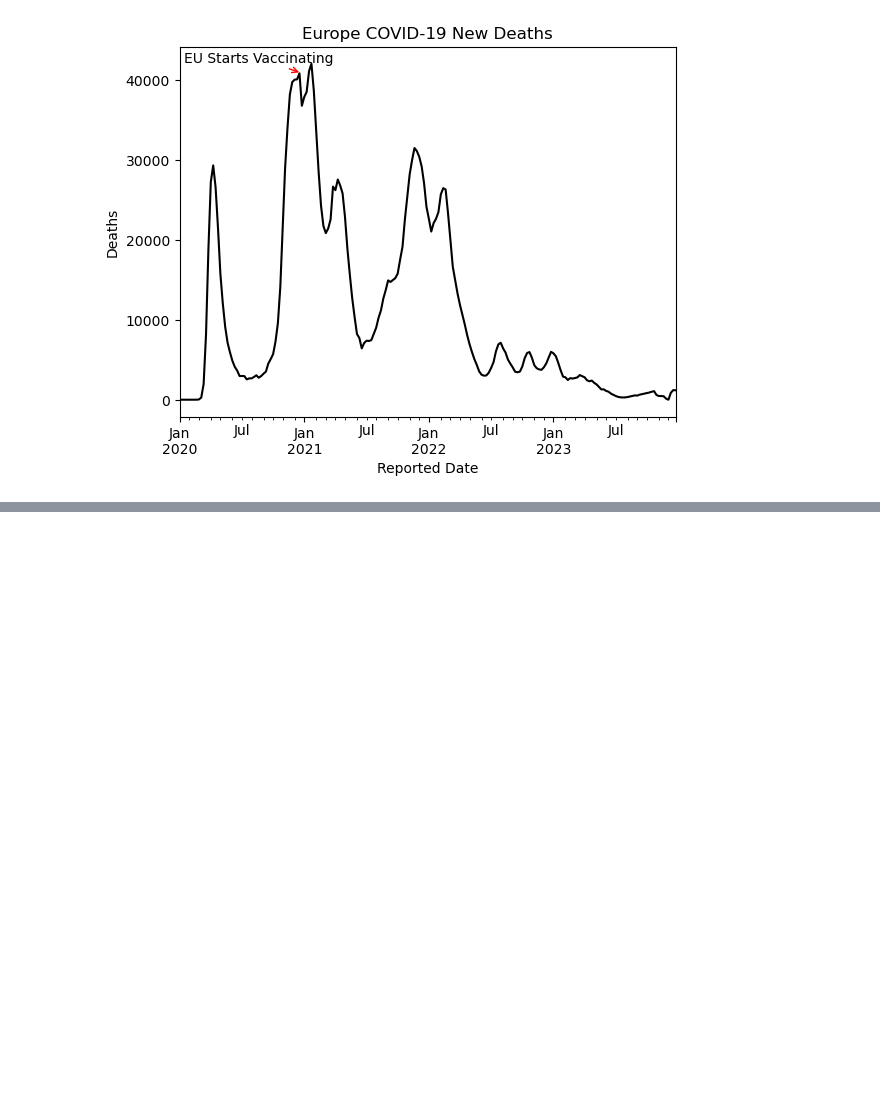
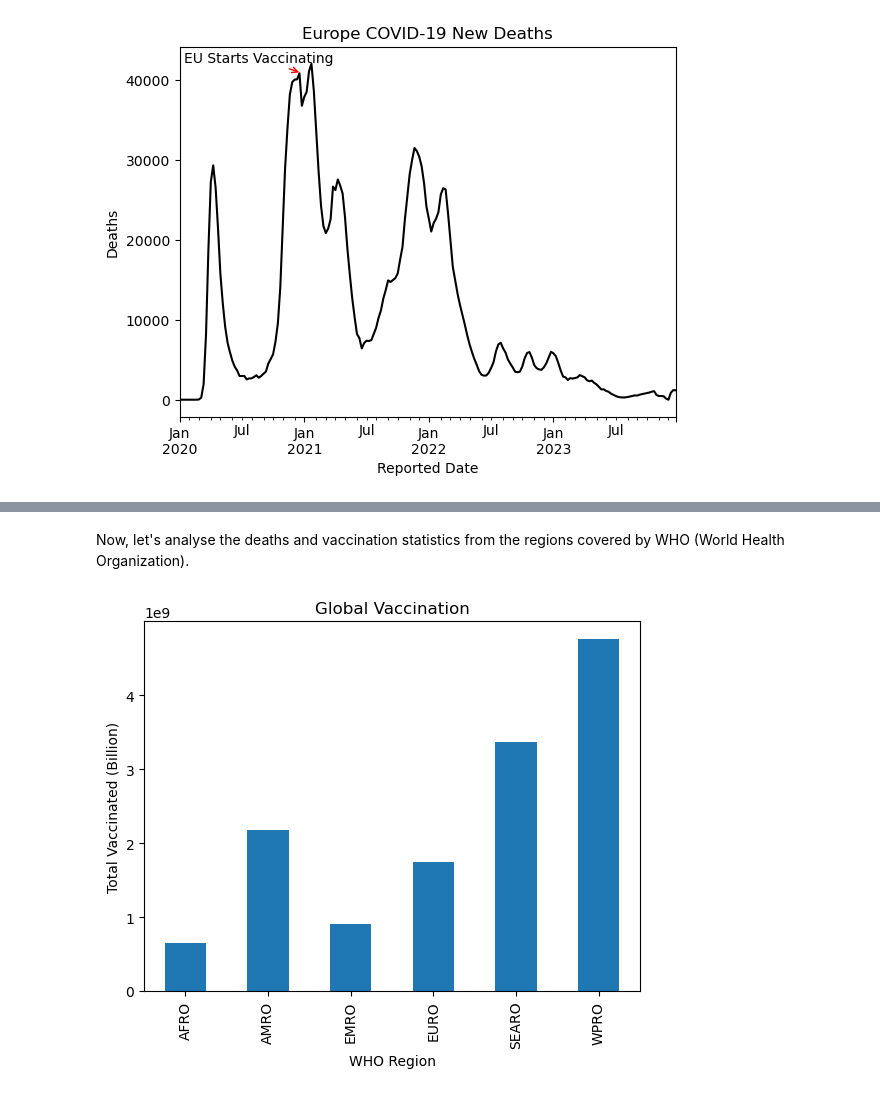
Before and after one commit to VictorioMaculan/pro-vaccine-statistics, a Jupyter notebook: Articles/english.ipynb, the cells around one changed output, grey strips where cells are left out. Cells and saved outputs as stored; diff of their text form; code cells hidden in the pictures; blank space fills up the shorter version.

```diff
--- a/Articles/english.ipynb
+++ b/Articles/english.ipynb
@@ -68,0 +71,11 @@ peaks_table
+# %% [markdown]
+Now, let's analyse the deaths and vaccination statistics from the regions covered by WHO (World Health Organization).
+# %%
+global_vacs = covid_vacs.groupby('WHO_REGION')['TOTAL_VACCINATIONS'].sum()
+
+total_deaths = covid.groupby(['WHO_region'])['Cumulative_deaths'].sum()
+# %%
+graph4 = global_vacs.plot.bar(title='Global Vaccination', xlabel='WHO Region',
+                    ylabel='Total Vaccinated (Billion)');
+# %% [output]
+[figure, added]
```
Also changed, not shown: parts of 6 cells of this notebook.
